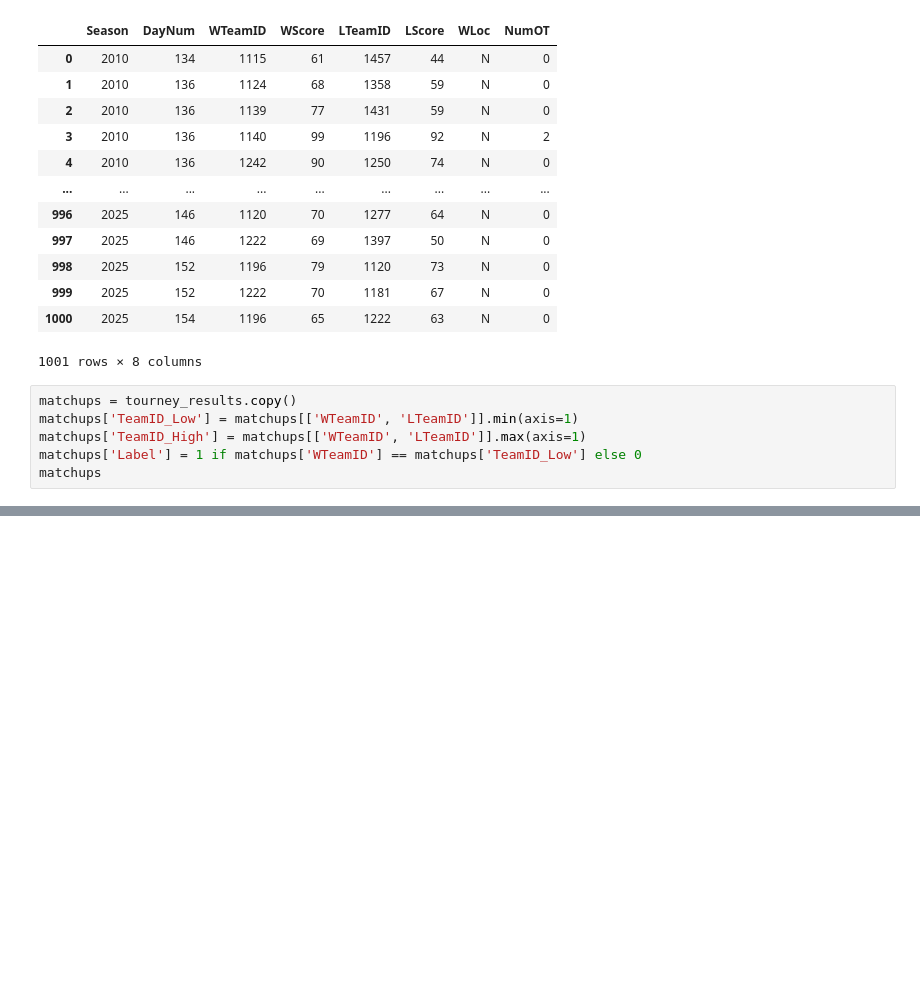
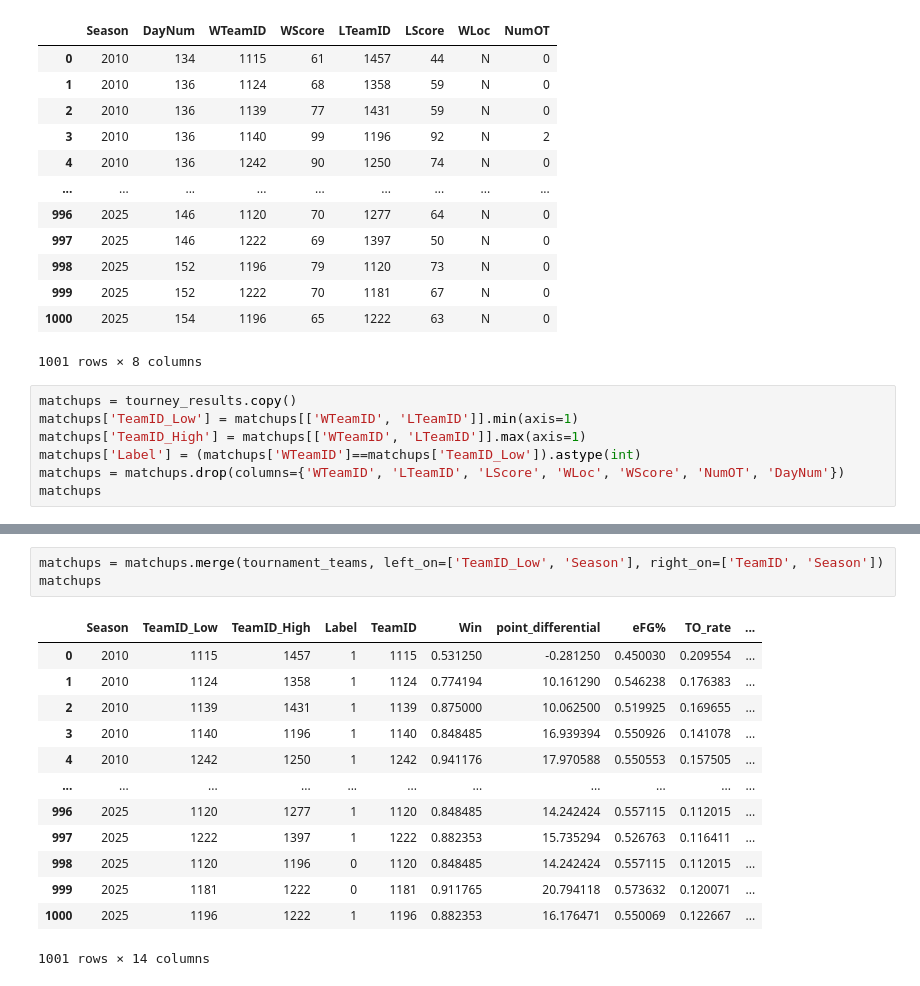
Before and after one commit to ujjwalbasnyat/march-matchup-inference-pipeline, a Jupyter notebook: data_science/notebook.ipynb, the cells around one changed output, grey strips where cells are left out. Cells and saved outputs as stored; diff of their text form; blank space fills up the shorter version.

```diff
--- a/data_science/notebook.ipynb
+++ b/data_science/notebook.ipynb
@@ -471,6 +471,7 @@ tourney_results
 matchups = tourney_results.copy()
 matchups['TeamID_Low'] = matchups[['WTeamID', 'LTeamID']].min(axis=1)
 matchups['TeamID_High'] = matchups[['WTeamID', 'LTeamID']].max(axis=1)
-matchups['Label'] = 1 if matchups['WTeamID'] == matchups['TeamID_Low'] else 0
+matchups['Label'] = (matchups['WTeamID']==matchups['TeamID_Low']).astype(int)
+matchups = matchups.drop(columns={'WTeamID', 'LTeamID', 'LScore', 'WLoc', 'WScore', 'NumOT', 'DayNum'})
 matchups
 # %% [output]
@@ -477,0 +491,17 @@ ValueError: The truth value of a Series is ambiguous. Use a.empty, a.bool(), a.i
+# %%
+matchups = matchups.merge(tournament_teams, left_on=['TeamID_Low', 'Season'], right_on=['TeamID', 'Season'])
+matchups
+# %% [output]
+|  | Season | TeamID_Low | TeamID_High | Label | TeamID | Win | point_differential | eFG% | TO_rate | ... |
+| 0 | 2010 | 1115 | 1457 | 1 | 1115 | 0.531250 | -0.281250 | 0.450030 | 0.209554 | ... |
+| 1 | 2010 | 1124 | 1358 | 1 | 1124 | 0.774194 | 10.161290 | 0.546238 | 0.176383 | ... |
+| 2 | 2010 | 1139 | 1431 | 1 | 1139 | 0.875000 | 10.062500 | 0.519925 | 0.169655 | ... |
+| 3 | 2010 | 1140 | 1196 | 1 | 1140 | 0.848485 | 16.939394 | 0.550926 | 0.141078 | ... |
+| 4 | 2010 | 1242 | 1250 | 1 | 1242 | 0.941176 | 17.970588 | 0.550553 | 0.157505 | ... |
+| ... | ... | ... | ... | ... | ... | ... | ... | ... | ... | ... |
+| 996 | 2025 | 1120 | 1277 | 1 | 1120 | 0.848485 | 14.242424 | 0.557115 | 0.112015 | ... |
+| 997 | 2025 | 1222 | 1397 | 1 | 1222 | 0.882353 | 15.735294 | 0.526763 | 0.116411 | ... |
+| 998 | 2025 | 1120 | 1196 | 0 | 1120 | 0.848485 | 14.242424 | 0.557115 | 0.112015 | ... |
+| 999 | 2025 | 1181 | 1222 | 0 | 1181 | 0.911765 | 20.794118 | 0.573632 | 0.120071 | ... |
+| 1000 | 2025 | 1196 | 1222 | 1 | 1196 | 0.882353 | 16.176471 | 0.550069 | 0.122667 | ... |
+1001 rows × 14 columns
```
Also changed, not shown: parts of 12 cells of this notebook.
